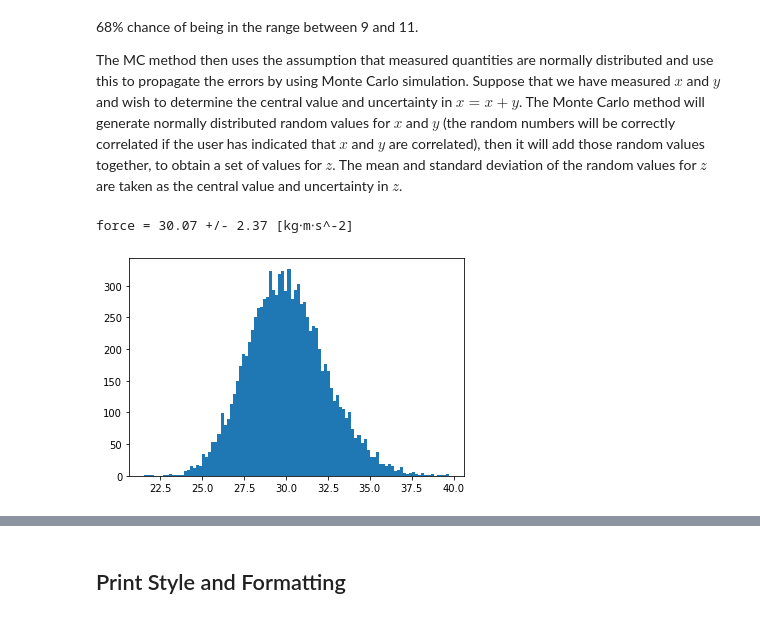
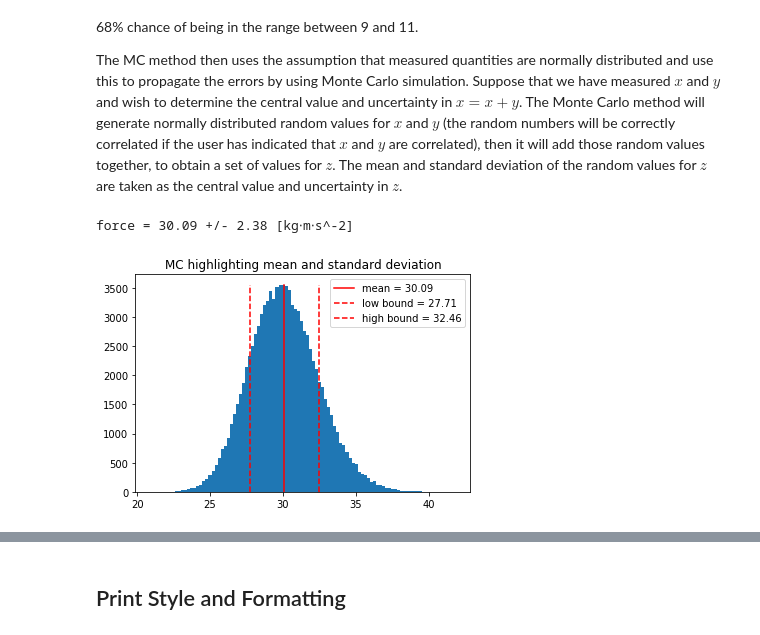
Before and after one commit to Queens-Physics/qexpy, a Jupyter notebook: examples/getting_started.ipynb, the cells around one changed output, grey strips where cells are left out. Cells and saved outputs as stored; diff of their text form; code cells hidden in the pictures.

```diff
--- a/examples/getting_started.ipynb
+++ b/examples/getting_started.ipynb
@@ -71,13 +71,13 @@ The MC method then uses the assumption that measured quantities are normally dis
 # %%
 # first change the number of significant figures so that we can see the difference
 q.set_sig_figs_for_error(3)
 
 # you can change the error method
 q.set_error_method(q.ErrorMethod.MONTE_CARLO)
 print(f)
 
 # you can see the histogram of samples from the Monte Carlo simulation
-f.show_mc_histogram()
+f.mc_show_histogram()
 # %% [output]
-force = 30.07 +/- 2.37 [kg⋅m⋅s^-2]
+force = 30.09 +/- 2.38 [kg⋅m⋅s^-2]
-[figure, old version]
+[figure, new version]
```
Also changed, not shown: parts of 13 cells of this notebook, 7 other files.
